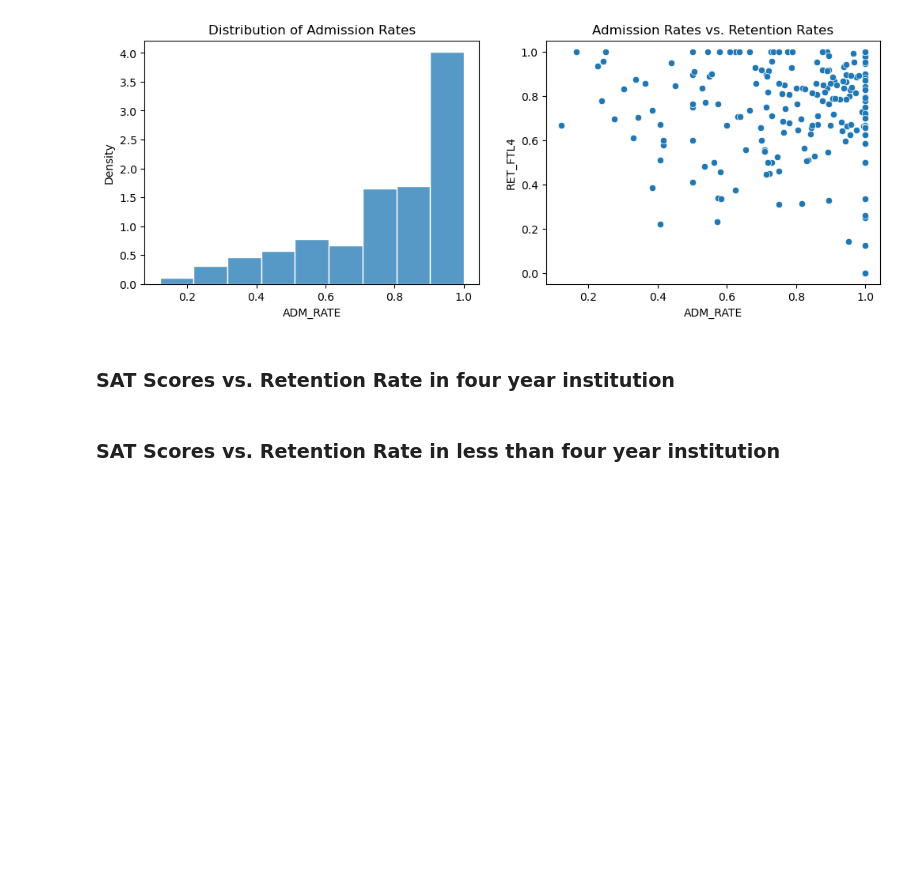
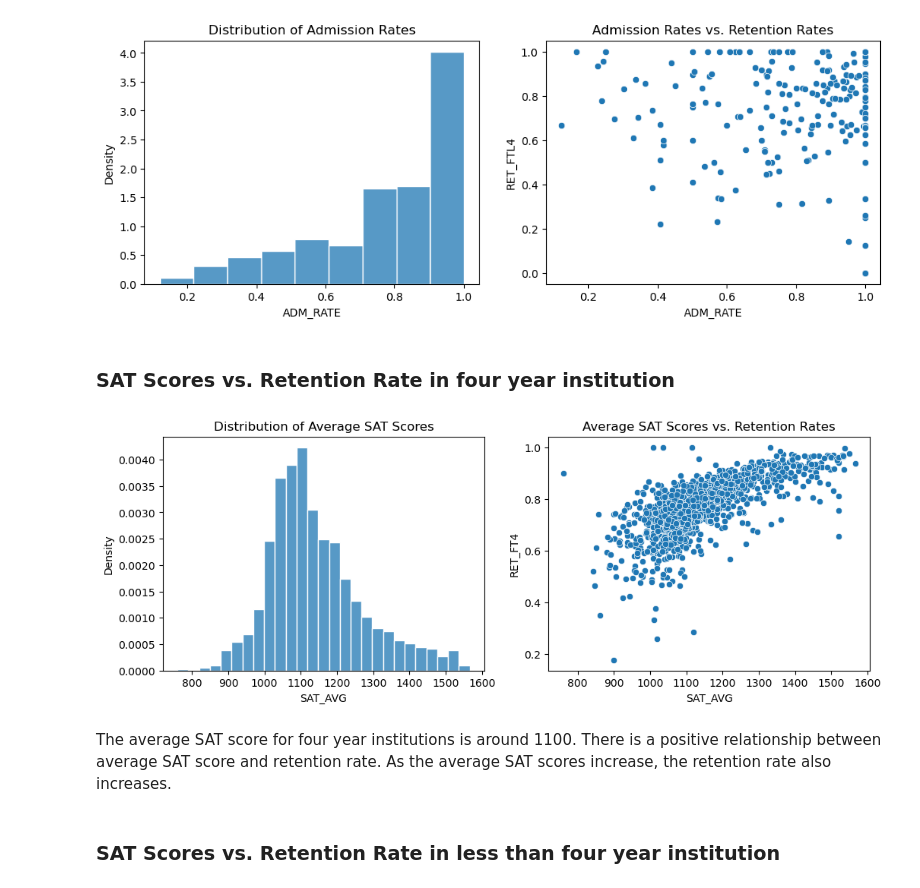
Before and after one commit to UCB-stat-159-s23/project-Group11, a Jupyter notebook: ADM_RATE_SAT_EDA.ipynb, the cells around one changed output. Drawn from its saved outputs; the diff is of its cells as text; code cells hidden in the pictures; blank space fills up the shorter version.

```diff
--- a/ADM_RATE_SAT_EDA.ipynb
+++ b/ADM_RATE_SAT_EDA.ipynb
@@ -47,5 +47,19 @@ plt.savefig('figures/ADM_RATE_VS_RET_FTL4.png');
 [figure]
 # %% [markdown]
 ### SAT Scores vs. Retention Rate in four year institution
+# %%
+FT4_institutions = data[data['RET_FT4'].notnull()][['RET_FT4', 'SAT_AVG']]
+FTL4_institutions = data[data['RET_FTL4'].notnull()][['RET_FTL4', 'SAT_AVG']]
+# %%
+fig, (ax1, ax2) = plt.subplots(1,2, figsize=(12,4))
+sns.histplot(data=FT4_institutions, x='SAT_AVG', edgecolor='white', stat='density', ax=ax1)
+ax1.set_title('Distribution of Average SAT Scores')
+sns.scatterplot(data=FT4_institutions, x='SAT_AVG', y='RET_FT4', ax=ax2)
+ax2.set_title('Average SAT Scores vs. Retention Rates')
+plt.savefig('figures/SAT_AVG_VS_RET_FT4.png');
+# %% [output]
+[figure, added]
+# %% [markdown]
+The average SAT score for four year institutions is around 1100. There is a positive relationship between average SAT score and retention rate. As the average SAT scores increase, the retention rate also increases.
 # %% [markdown]
 ### SAT Scores vs. Retention Rate in less than four year institution
```
Also changed, not shown: parts of 2 cells of this notebook.
